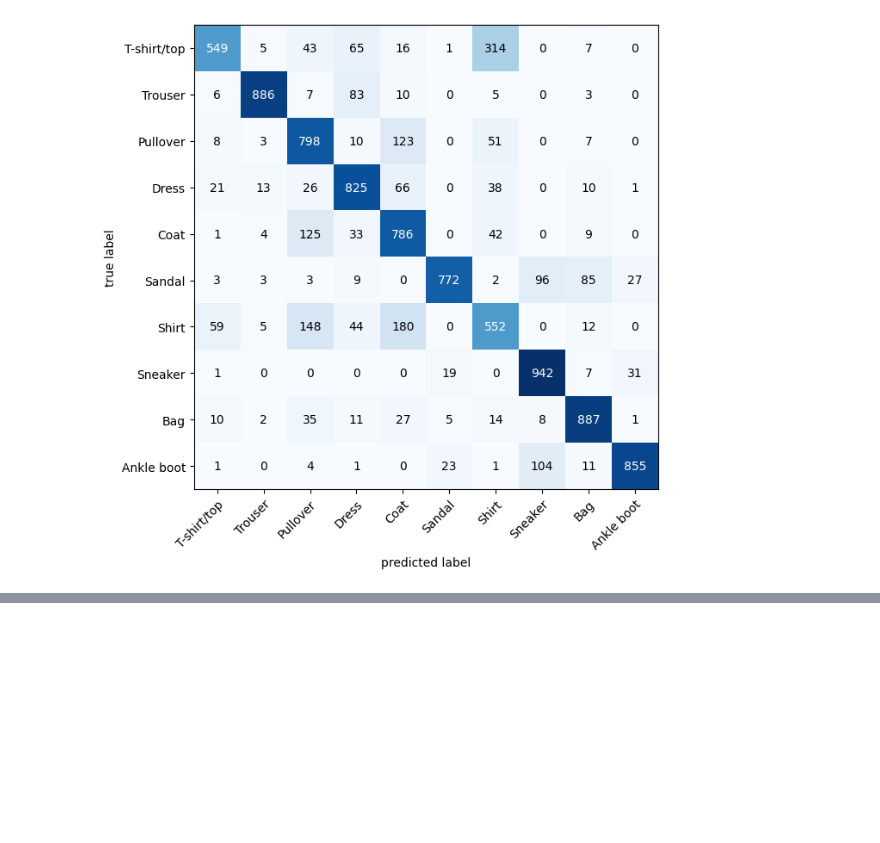
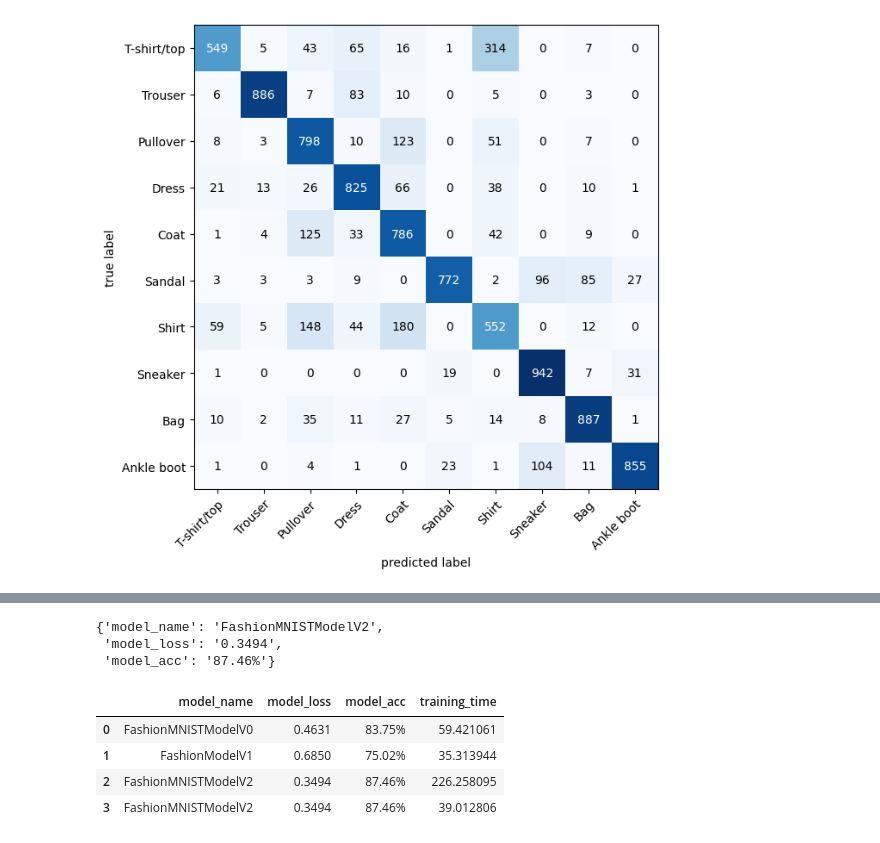
Before and after one commit to Hit07/ML-DL-Torch, a Jupyter notebook: Computer_Vision.ipynb, the cells around one changed output, grey strips where cells are left out. Saved outputs shown, nothing was run; the diff lists cells and outputs as text; code cells hidden in the pictures; blank space fills up the shorter version.

```diff
--- a/Computer_Vision.ipynb
+++ b/Computer_Vision.ipynb
@@ -838,0 +882,11 @@ fig, ax = plot_confusion_matrix(
+# %%
+torch.manual_seed(42)
+epochs=3
+start_time_load = timer()
+for epoch in tqdm(range(epochs)):
+  print(f'Epochs: {epochs}')
+  train_step(loaded_model_2,test_dataloader,loss_fn,optimiser,accuracy_fn)
+  test_step(loaded_model_2,test_dataloader,loss_fn,accuracy_fn)
+  end_time_load = timer()
+
+total_time = print_train_time(start_time_load,end_time_load,str(next(loaded_model_2.parameters()).device))
@@ -838,0 +910,25 @@ fig, ax = plot_confusion_matrix(
+# %%
+load_model_2_results = eval_model(loaded_model_2,
+                             test_dataloader,
+                             loss_fn,
+                             accuracy_fn)
+load_model_2_results
+# %% [output]
+{'model_name': 'FashionMNISTModelV2',
+ 'model_loss': '0.3494',
+ 'model_acc': '87.46%'}
+# %%
+comparing_model_results.loc[len(comparing_model_results)] = load_model_2_results
+
+# comparing_model_results.loc[len(comparing_model_results)]['training_time'] = total_time
+# %%
+comparing_model_results
+comparing_model_results.at[len(comparing_model_results)-1,'training_time'] = total_time
+# %%
+comparing_model_results
+# %% [output]
+|  | model_name | model_loss | model_acc | training_time |
+| 0 | FashionMNISTModelV0 | 0.4631 | 83.75% | 59.421061 |
+| 1 | FashionModelV1 | 0.6850 | 75.02% | 35.313944 |
+| 2 | FashionMNISTModelV2 | 0.3494 | 87.46% | 226.258095 |
+| 3 | FashionMNISTModelV2 | 0.3494 | 87.46% | 39.012806 |
```
Also changed, not shown: parts of 5 cells of this notebook.
